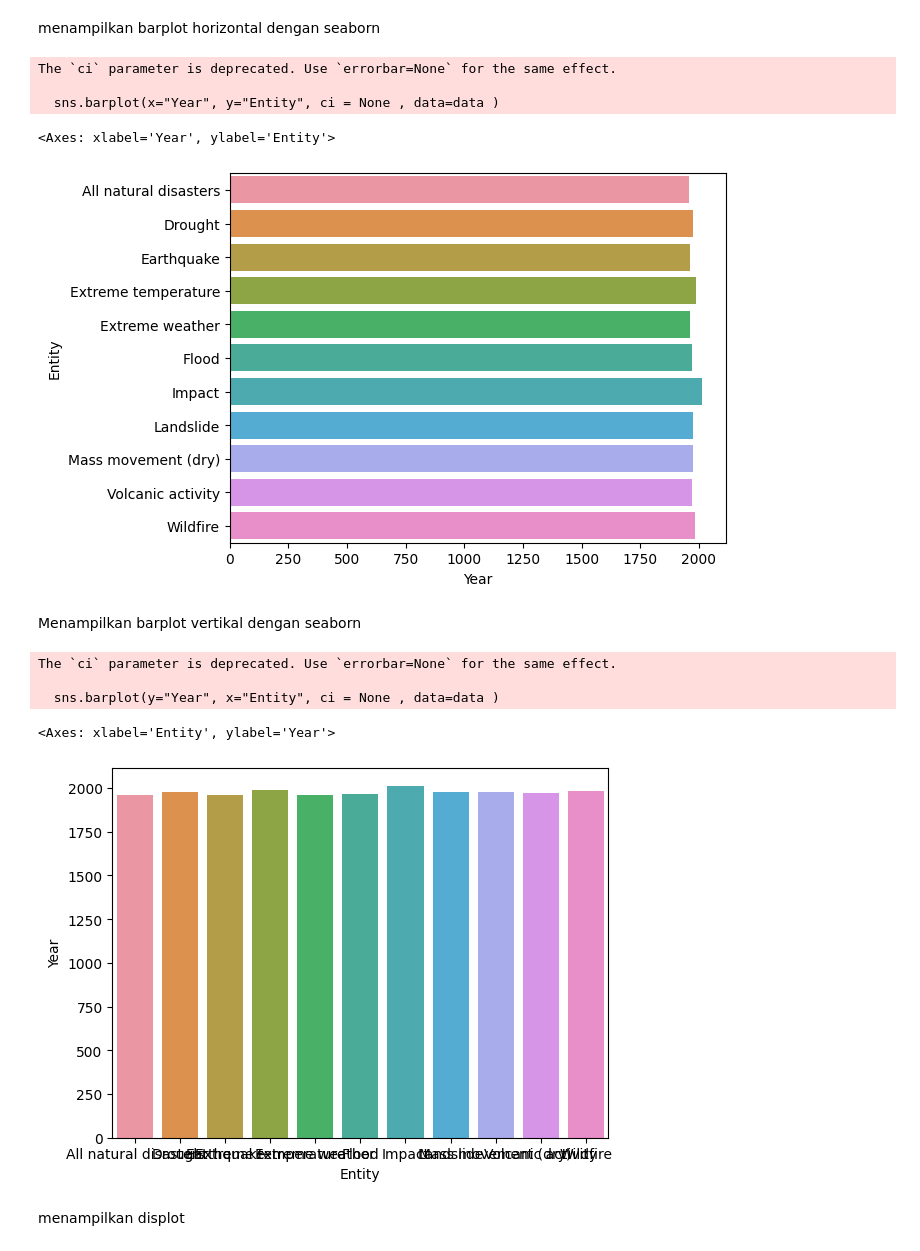
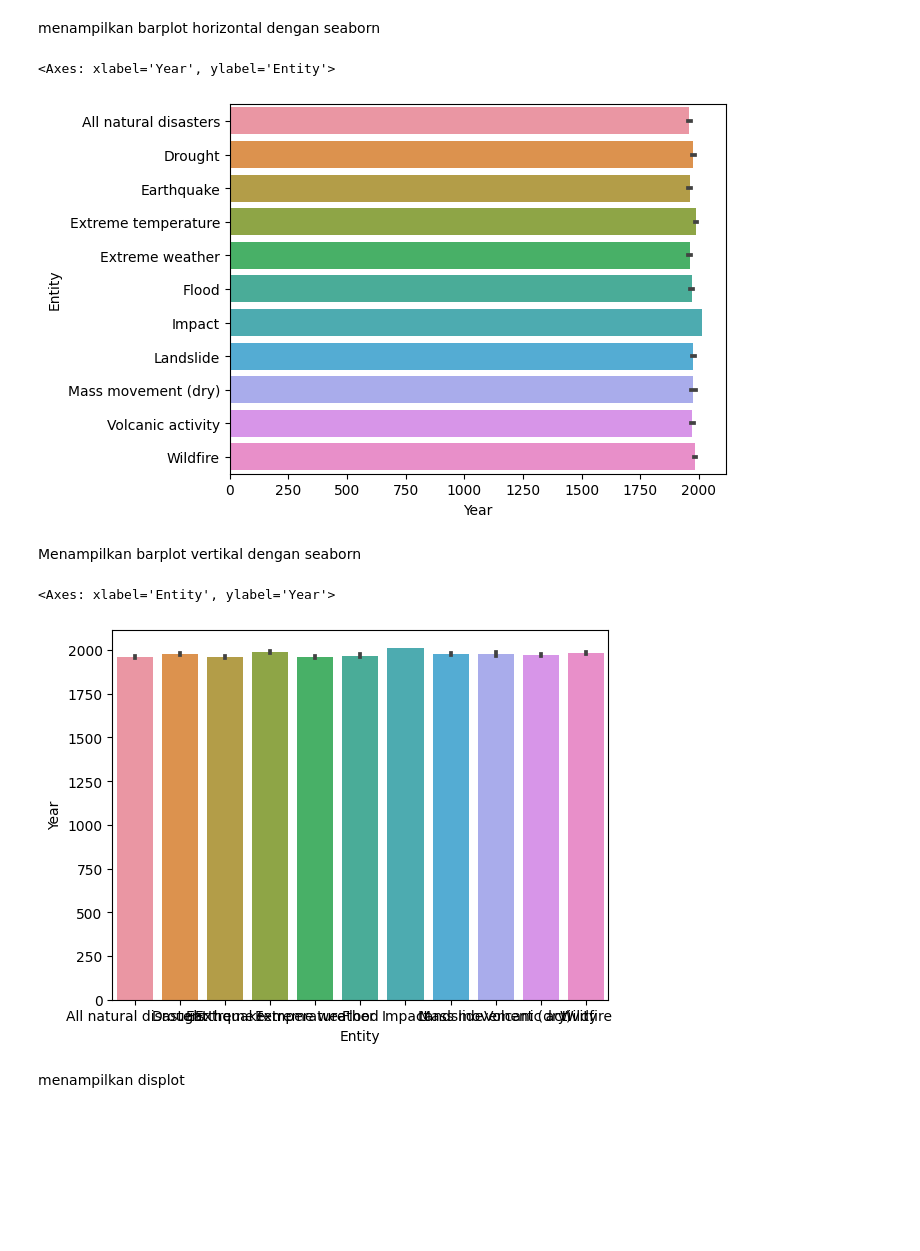
Before and after one commit to sukmaapsari/MSIB-ZENIUS, a Jupyter notebook: Assessment_1_NI_KETUT_CATUR_ADI_SUKMA_APSARI.ipynb, the cells around one changed output. Cells and saved outputs as stored; diff of their text form; code cells hidden in the pictures; blank space fills up the shorter version.

```diff
--- a/Assessment_1_NI_KETUT_CATUR_ADI_SUKMA_APSARI.ipynb
+++ b/Assessment_1_NI_KETUT_CATUR_ADI_SUKMA_APSARI.ipynb
@@ -22,23 +22,17 @@ data.head()
 # %% [markdown]
 menampilkan barplot horizontal dengan seaborn
 # %%
-sns.barplot(x="Year", y="Entity", ci = None , data=data )
+sns.barplot(x="Year", y="Entity",  data=data )
 # %% [output]
-The `ci` parameter is deprecated. Use `errorbar=None` for the same effect.
-
-  sns.barplot(x="Year", y="Entity", ci = None , data=data )
+<Axes: xlabel='Year', ylabel='Entity'>
-<Axes: xlabel='Year', ylabel='Entity'>
-[figure, old version]
+[figure, new version]
 # %% [markdown]
 Menampilkan barplot vertikal dengan seaborn
 # %%
-sns.barplot(y="Year", x="Entity", ci = None , data=data )
+sns.barplot(y="Year", x="Entity", data=data )
 # %% [output]
-The `ci` parameter is deprecated. Use `errorbar=None` for the same effect.
-
-  sns.barplot(y="Year", x="Entity", ci = None , data=data )
+<Axes: xlabel='Entity', ylabel='Year'>
-<Axes: xlabel='Entity', ylabel='Year'>
-[figure, old version]
+[figure, new version]
 # %% [markdown]
 menampilkan displot
 # %%
```
